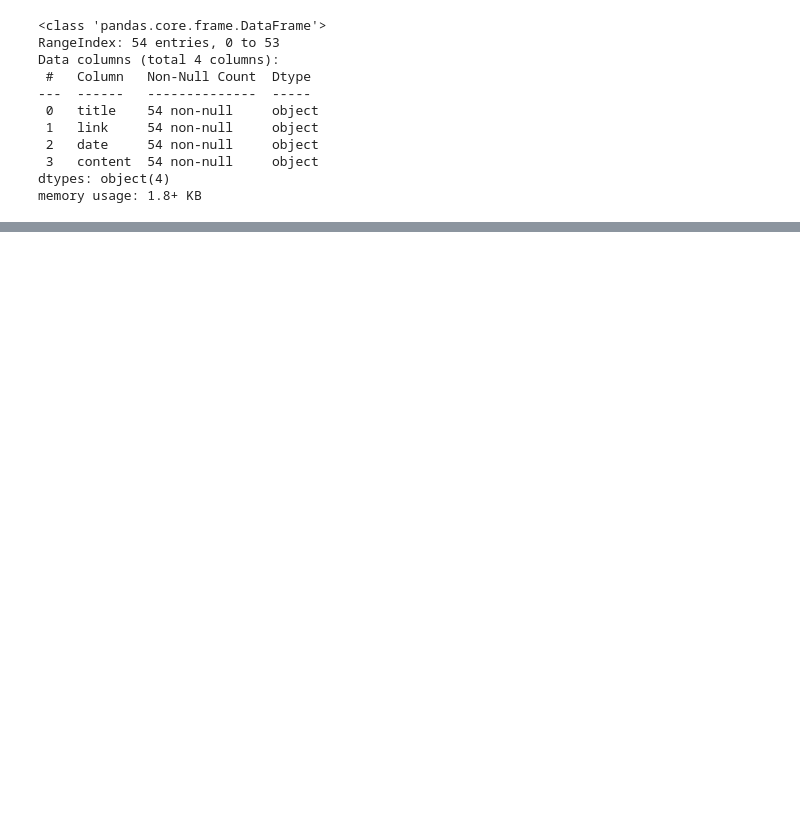
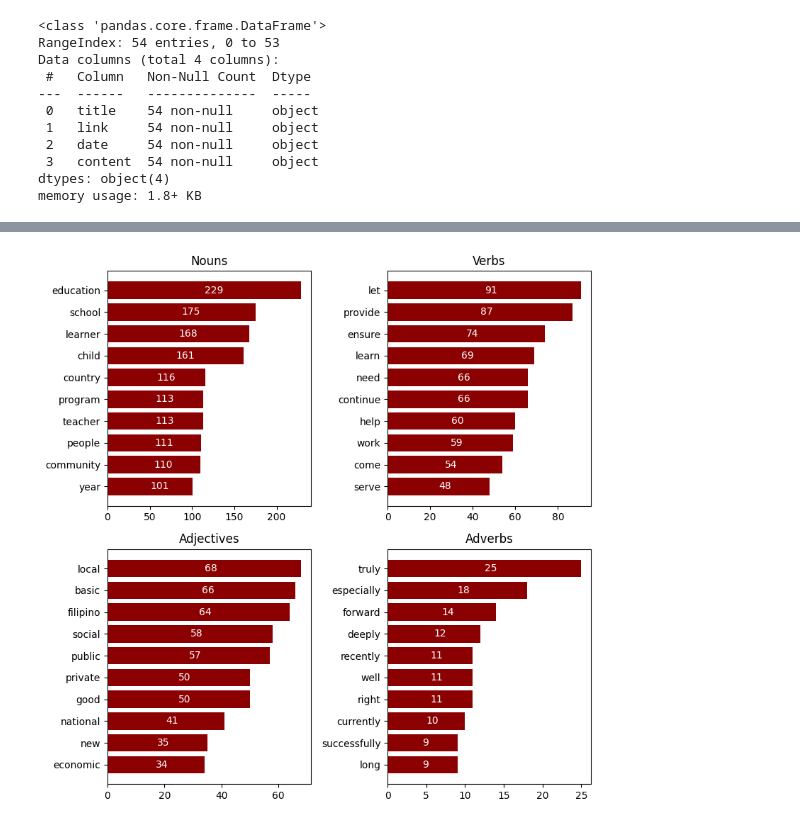
Before and after one commit to rixmape/speech-analysis-ph-govt-officials, a Jupyter notebook: nlp-insights.ipynb, the cells around one changed output, grey strips where cells are left out. Drawn from its saved outputs; the diff is of its cells as text; code cells hidden in the pictures; blank space fills up the shorter version.

```diff
--- a/nlp-insights.ipynb
+++ b/nlp-insights.ipynb
@@ -102,0 +139,35 @@ plt.show()
+# %%
+def plot_word_frequencies(words, ax, title):
+    word_freq = Counter(words)
+    words, frequencies = zip(*word_freq.most_common(10))
+    ax.barh(words, frequencies, color="darkred")
+    ax.set_title(title)
+    ax.invert_yaxis()
+
+    # Add value labels to each bar
+    for index, value in enumerate(frequencies):
+        ax.text(
+            value - value / 2,
+            index,
+            str(value),
+            color="white",
+            va="center",
+        )
+
+
+nouns = [token.lemma_.lower() for token in tokens if token.pos_ == "NOUN"]
+verbs = [token.lemma_.lower() for token in tokens if token.pos_ == "VERB"]
+adjectives = [token.lemma_.lower() for token in tokens if token.pos_ == "ADJ"]
+adverbs = [token.lemma_.lower() for token in tokens if token.pos_ == "ADV"]
+
+fig, axs = plt.subplots(2, 2, figsize=(8, 8))
+
+plot_word_frequencies(nouns, axs[0, 0], "Nouns")
+plot_word_frequencies(verbs, axs[0, 1], "Verbs")
+plot_word_frequencies(adjectives, axs[1, 0], "Adjectives")
+plot_word_frequencies(adverbs, axs[1, 1], "Adverbs")
+
+plt.tight_layout()
+plt.show()
+# %% [output]
+[figure, added]
```
Also changed, not shown: parts of 17 cells of this notebook, 1 other file.
